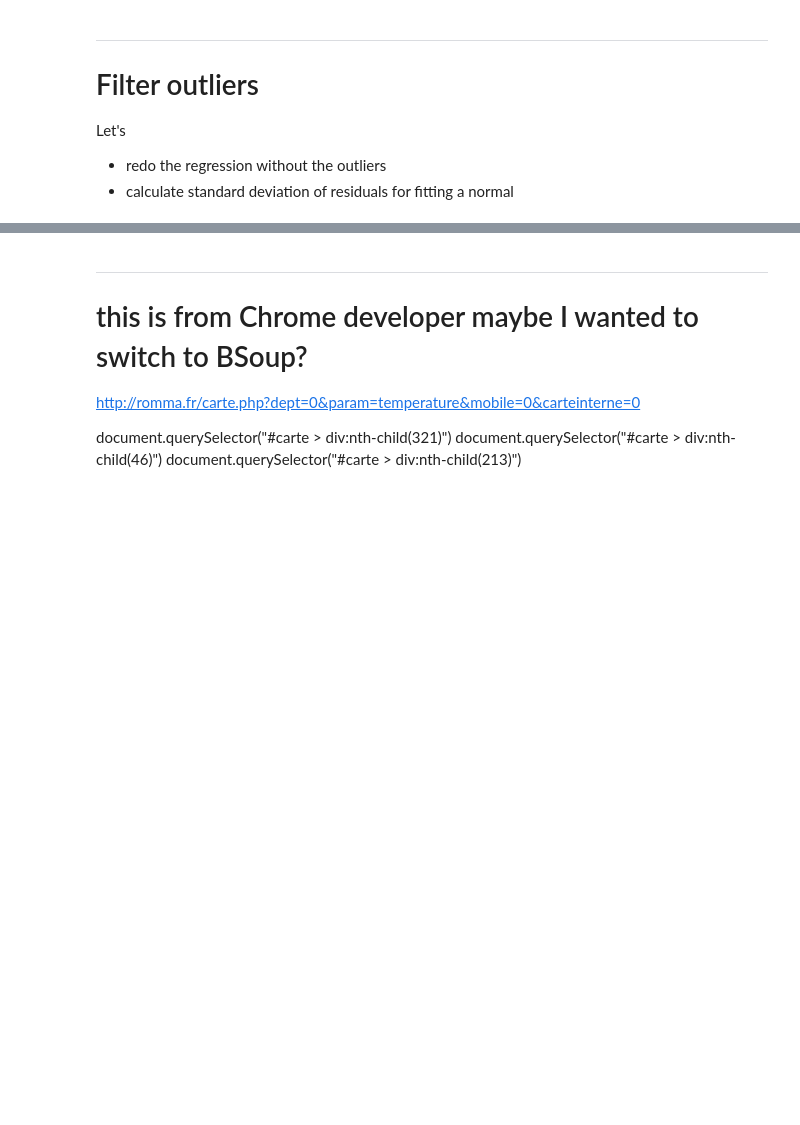
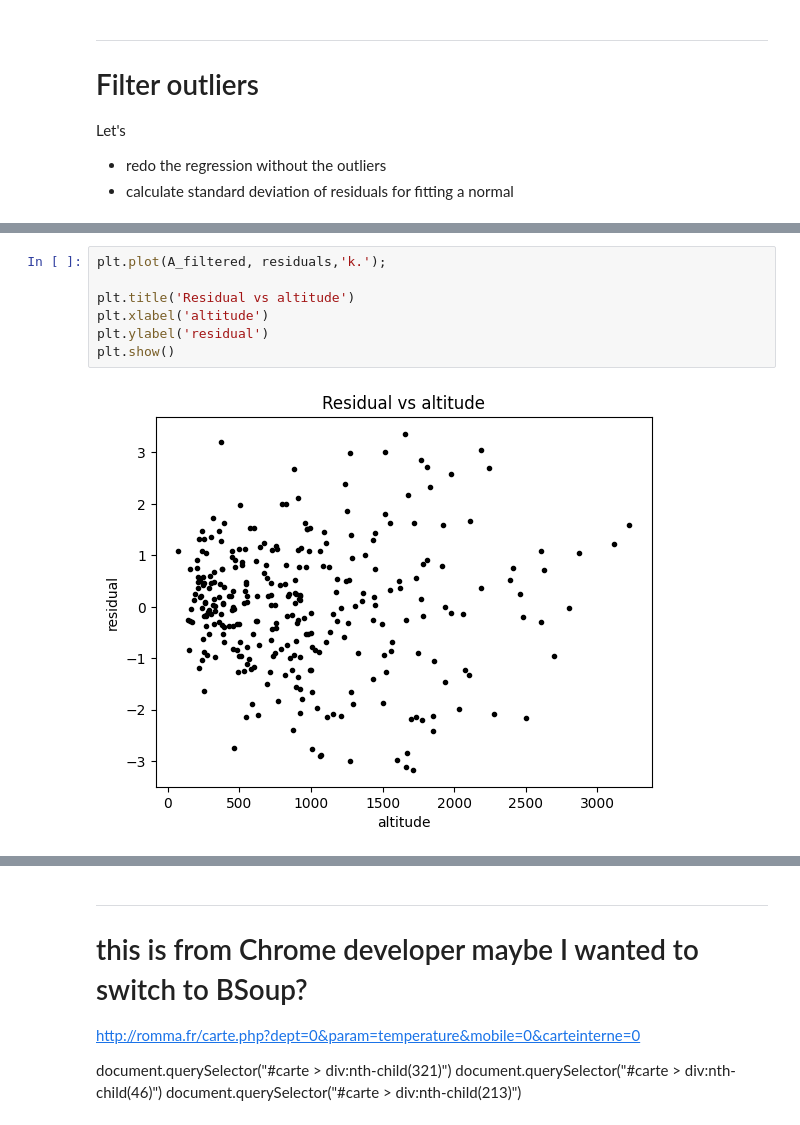
Before and after one commit to macbuse/ROMMA, a Jupyter notebook: romma_again.ipynb, the cells around one changed output, grey strips where cells are left out. Cells and saved outputs as stored; diff of their text form; blank space fills up the shorter version.

```diff
--- a/romma_again.ipynb
+++ b/romma_again.ipynb
@@ -250,6 +249,15 @@ sigma = np.std(residuals)
 (np.float64(-123.44405270521533),
  np.float64(-0.9726053639045212),
  np.float64(1.2420362715770534))
+# %%
+plt.plot(A_filtered, residuals,'k.');
+
+plt.title('Residual vs altitude')
+plt.xlabel('altitude')
+plt.ylabel('residual')
+plt.show()
+# %% [output]
+[figure, added]
 # %%
 
 from scipy.stats import norm
```
Also changed, not shown: parts of 5 cells of this notebook.
